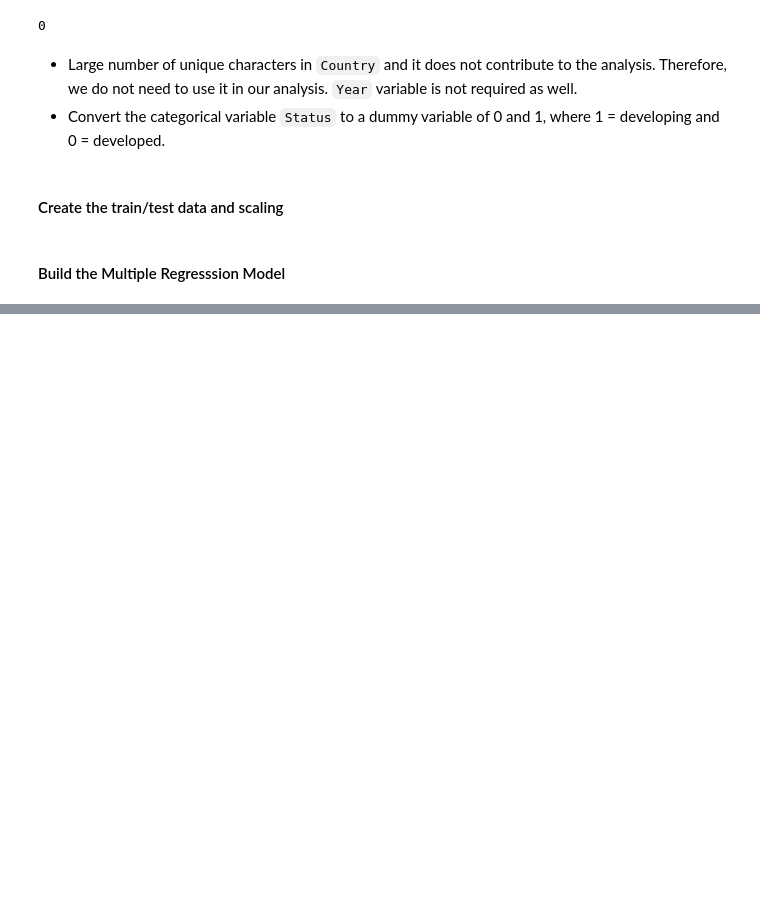
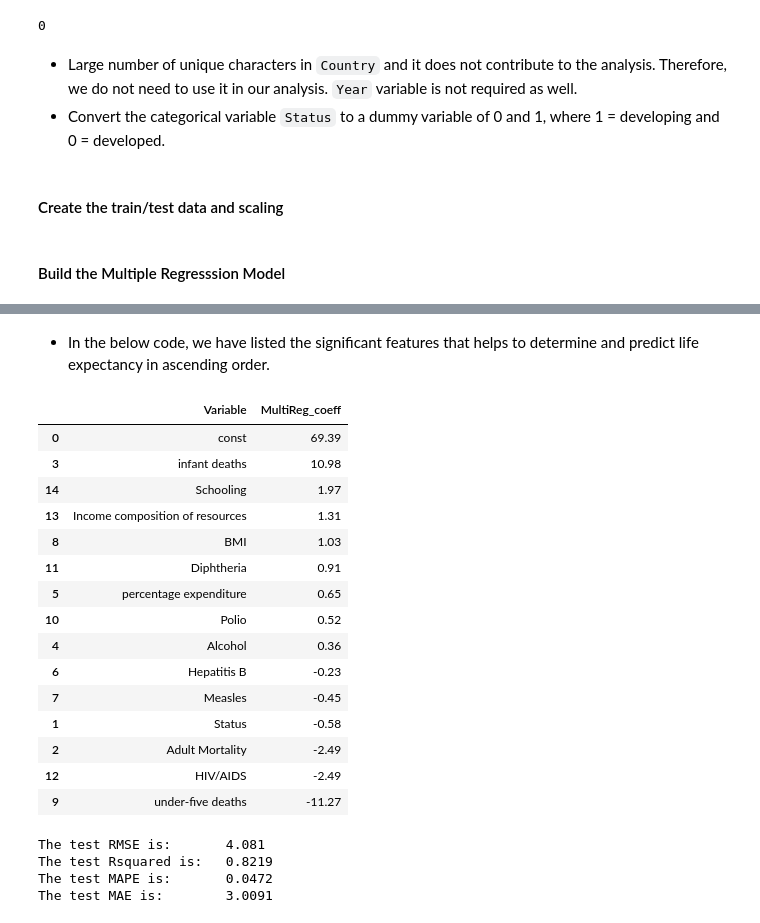
Before and after one commit to Sweetom/sweet, a Jupyter notebook: Life Expectancy/notebooks/FinalProject.ipynb, the cells around one changed output, grey strips where cells are left out. Drawn from its saved outputs; the diff is of its cells as text; code cells hidden in the pictures; blank space fills up the shorter version.

```diff
--- a/Life Expectancy/notebooks/FinalProject.ipynb
+++ b/Life Expectancy/notebooks/FinalProject.ipynb
@@ -310,0 +395,31 @@ strong multicollinearity or other numerical problems.
+# %% [markdown]
+
+* In the below code, we have listed the significant features that helps to determine and predict life expectancy  in ascending order.
+# %%
+#create a data frame of coefficients
+coefs = pd.DataFrame(reg2.params.round(2))
+
+#reset index to use the variable names as a column
+coefs = coefs.reset_index()
+
+
+#rename columns
+coefs = coefs.rename(columns = {'index':'Variable', 0:'MultiReg_coeff'})
+coefs.sort_values(by = 'MultiReg_coeff', ascending = False)
+# %% [output]
+|  | Variable | MultiReg_coeff |
+| 0 | const | 69.39 |
+| 3 | infant deaths | 10.98 |
+| 14 | Schooling | 1.97 |
+| 13 | Income composition of resources | 1.31 |
+| 8 | BMI | 1.03 |
+| 11 | Diphtheria | 0.91 |
+| 5 | percentage expenditure | 0.65 |
+| 10 | Polio | 0.52 |
+| 4 | Alcohol | 0.36 |
+| 6 | Hepatitis B | -0.23 |
+| 7 | Measles | -0.45 |
+| 1 | Status | -0.58 |
+| 2 | Adult Mortality | -2.49 |
+| 12 | HIV/AIDS | -2.49 |
+| 9 | under-five deaths | -11.27 |
@@ -310,0 +431,17 @@ strong multicollinearity or other numerical problems.
+# %%
+# report the RMSE, MAPE and R squared
+test_mse = mean_squared_error(y_test, linreg_pred)
+linreg_rmse = np.sqrt(test_mse)
+linreg_mae = mean_absolute_error(y_test, linreg_pred)
+test_r_squared = r2_score(y_test, linreg_pred)
+linreg_mape = mean_absolute_percentage_error(y_test, linreg_pred)
+
+print(f'The test RMSE is:\t{round(linreg_rmse, 3)}')
+print(f'The test Rsquared is:\t{round(test_r_squared, 4)}')
+print(f'The test MAPE is:\t{round(linreg_mape, 4)}')
+print(f'The test MAE is:\t{round(linreg_mae, 4)}')
+# %% [output]
+The test RMSE is:       4.081
+The test Rsquared is:   0.8219
+The test MAPE is:       0.0472
+The test MAE is:        3.0091
```
Also changed, not shown: parts of 10 cells of this notebook.
